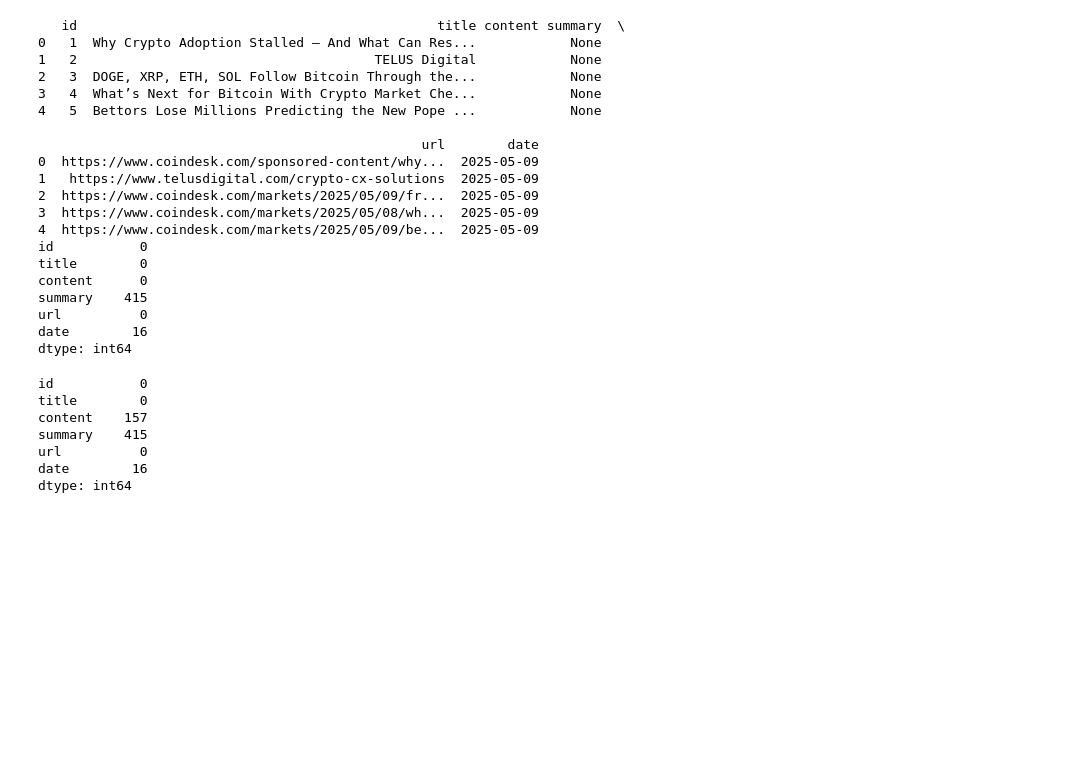
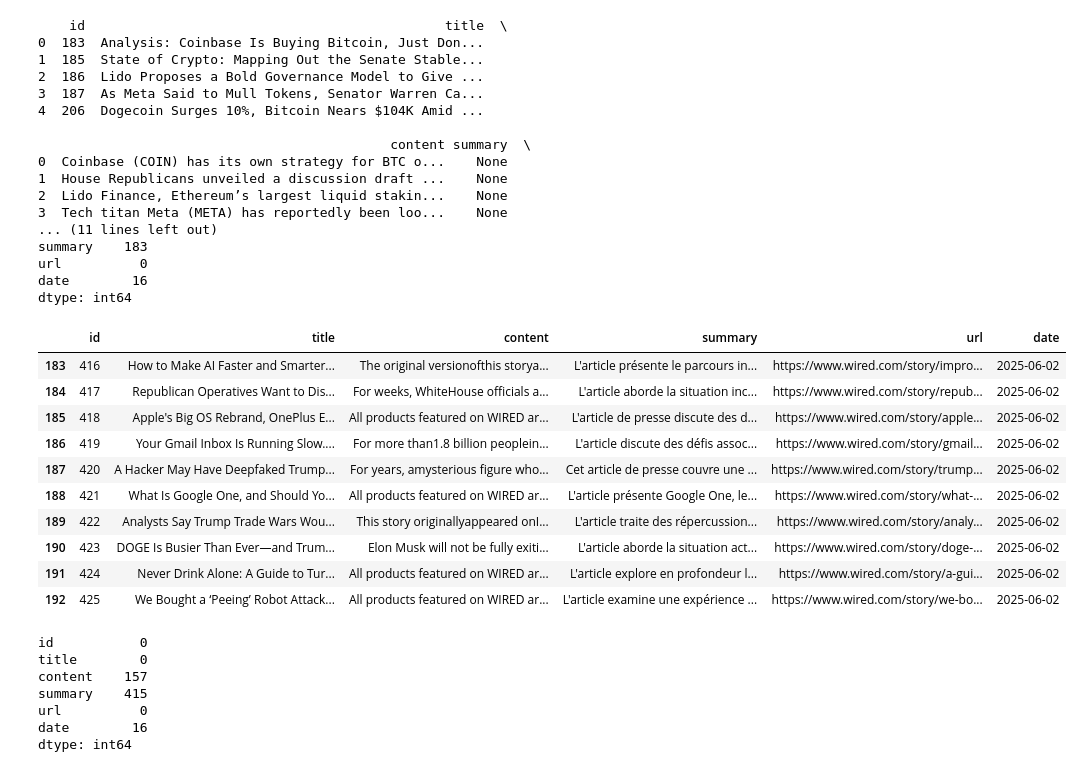
Before and after one commit to saadyaq/ai-news-agent, a Jupyter notebook: notebooks/eda.ipynb, the cells around one changed output. Cells and saved outputs as stored; diff of their text form; code cells hidden in the pictures; blank space fills up the shorter version.

```diff
--- a/notebooks/eda.ipynb
+++ b/notebooks/eda.ipynb
@@ -6,33 +6,44 @@ import seaborn as sns
 from bs4 import BeautifulSoup
 # %%
 conn=sqlite3.connect("../data/articles.db")
-df=pd.read_sql("SELECT * FROM articles", conn)
+df=pd.read_sql("SELECT * FROM cleaned_articles", conn)
 
 conn.close()
 
 print(df.head())
 print(df.isnull().sum())
 # %% [output]
-   id                                              title content summary  \
-0   1  Why Crypto Adoption Stalled – And What Can Res...            None
-1   2                                      TELUS Digital            None
-2   3  DOGE, XRP, ETH, SOL Follow Bitcoin Through the...            None
-3   4  What’s Next for Bitcoin With Crypto Market Che...            None
-4   5  Bettors Lose Millions Predicting the New Pope ...            None
+    id                                              title  \
+0  183  Analysis: Coinbase Is Buying Bitcoin, Just Don...
+1  185  State of Crypto: Mapping Out the Senate Stable...
+2  186  Lido Proposes a Bold Governance Model to Give ...
+3  187  As Meta Said to Mull Tokens, Senator Warren Ca...
+4  206  Dogecoin Surges 10%, Bitcoin Nears $104K Amid ...
 
-                                                 url        date
-0  https://www.coindesk.com/sponsored-content/why...  2025-05-09
-1   https://www.telusdigital.com/crypto-cx-solutions  2025-05-09
-2  https://www.coindesk.com/markets/2025/05/09/fr...  2025-05-09
-3  https://www.coindesk.com/markets/2025/05/08/wh...  2025-05-09
-4  https://www.coindesk.com/markets/2025/05/09/be...  2025-05-09
-id           0
-title        0
-content      0
-summary    415
+                                             content summary  \
+0  Coinbase (COIN) has its own strategy for BTC o...    None
+1  House Republicans unveiled a discussion draft ...    None
+2  Lido Finance, Ethereum’s largest liquid stakin...    None
+3  Tech titan Meta (META) has reportedly been loo...    None
+... (11 lines left out)
+summary    183
 url          0
 date        16
 dtype: int64
+# %%
+df[df['summary'].notnull()]
+# %% [output]
+|  | id | title | content | summary | url | date |
+| 183 | 416 | How to Make AI Faster and Smarter... | The original versionofthis storya... | L'article présente le parcours in... | https://www.wired.com/story/impro... | 2025-06-02 |
+| 184 | 417 | Republican Operatives Want to Dis... | For weeks, WhiteHouse officials a... | L'article aborde la situation inc... | https://www.wired.com/story/repub... | 2025-06-02 |
+| 185 | 418 | Apple's Big OS Rebrand, OnePlus E... | All products featured on WIRED ar... | L'article de presse discute des d... | https://www.wired.com/story/apple... | 2025-06-02 |
+| 186 | 419 | Your Gmail Inbox Is Running Slow.... | For more than1.8 billion peoplein... | L'article discute des défis assoc... | https://www.wired.com/story/gmail... | 2025-06-02 |
+| 187 | 420 | A Hacker May Have Deepfaked Trump... | For years, amysterious figure who... | Cet article de presse couvre une ... | https://www.wired.com/story/trump... | 2025-06-02 |
+| 188 | 421 | What Is Google One, and Should Yo... | All products featured on WIRED ar... | L'article présente Google One, le... | https://www.wired.com/story/what-... | 2025-06-02 |
+| 189 | 422 | Analysts Say Trump Trade Wars Wou... | This story originallyappeared onI... | L'article traite des répercussion... | https://www.wired.com/story/analy... | 2025-06-02 |
+| 190 | 423 | DOGE Is Busier Than Ever—and Trum... | Elon Musk will not be fully exiti... | L'article aborde la situation act... | https://www.wired.com/story/doge-... | 2025-06-02 |
+| 191 | 424 | Never Drink Alone: A Guide to Tur... | All products featured on WIRED ar... | L'article explore en profondeur l... | https://www.wired.com/story/a-gui... | 2025-06-02 |
+| 192 | 425 | We Bought a ‘Peeing’ Robot Attack... | All products featured on WIRED ar... | L'article examine une expérience ... | https://www.wired.com/story/we-bo... | 2025-06-02 |
 # %%
 df.replace(['', ' ', 'NaN', 'nan'], pd.NA, inplace=True)
 df.isnull().sum()
```
Also changed, not shown: parts of 2 cells of this notebook, 4 other files.
